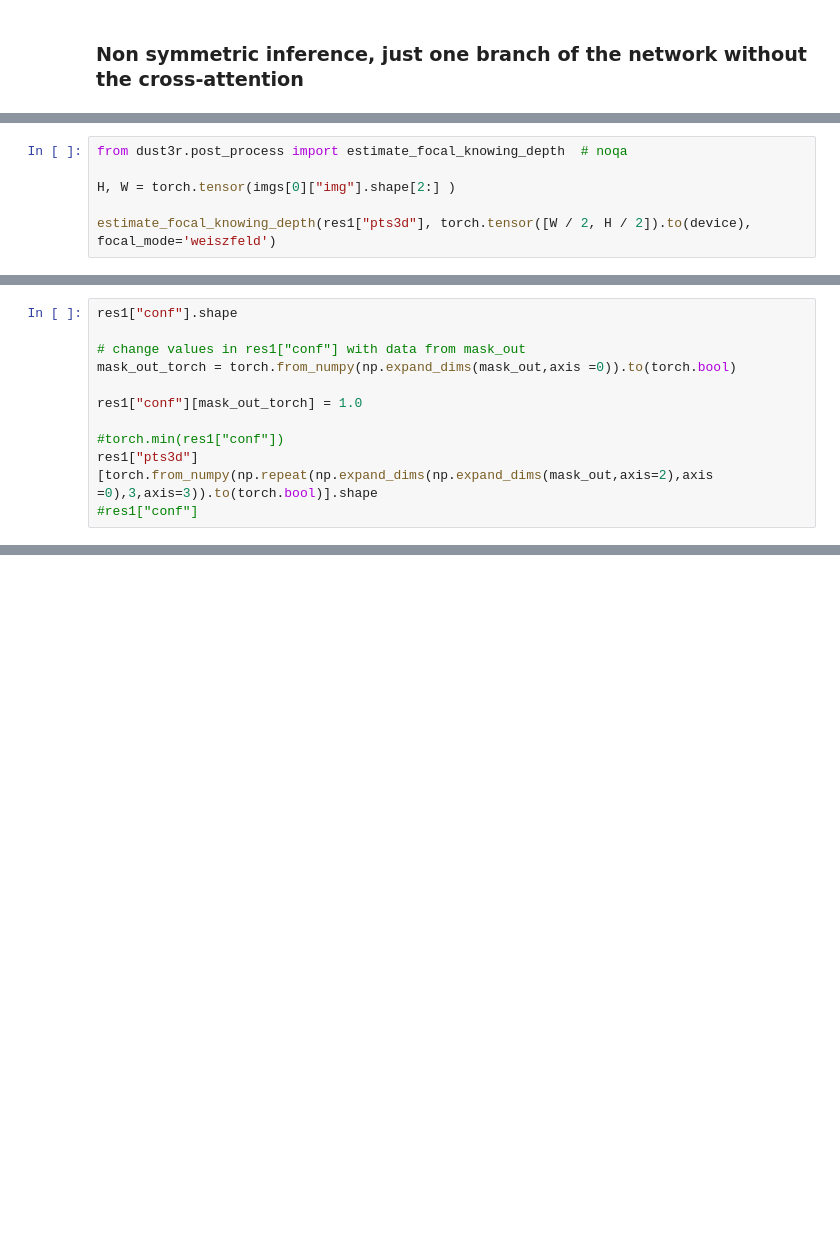
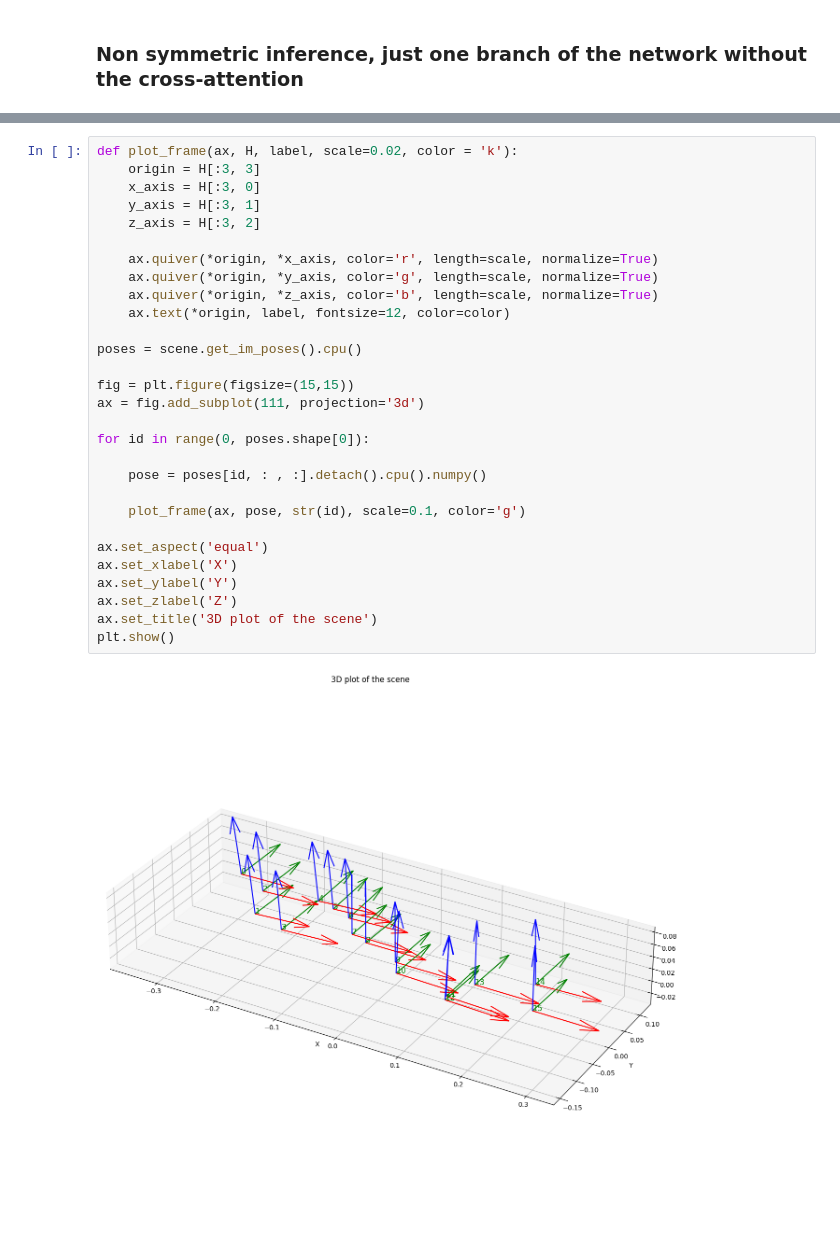
Before and after one commit to manel-ferreira-01/mast3r, a Jupyter notebook: demo.ipynb, the cells around one changed output, grey strips where cells are left out. Saved outputs shown, nothing was run; the diff lists cells and outputs as text; blank space fills up the shorter version.

```diff
--- a/demo.ipynb
+++ b/demo.ipynb
@@ -292,6 +153,0 @@ Using cache found in /home/manuelf/.cache/torch/hub/facebookresearch_co-tracker_
-# %%
-from dust3r.post_process import estimate_focal_knowing_depth  # noqa
-
-H, W = torch.tensor(imgs[0]["img"].shape[2:] )
-
-estimate_focal_knowing_depth(res1["pts3d"], torch.tensor([W / 2, H / 2]).to(device), focal_mode='weiszfeld')
@@ -321,11 +153,0 @@ tensor([[288, 512],
-# %%
-res1["conf"].shape
-
-# change values in res1["conf"] with data from mask_out
-mask_out_torch = torch.from_numpy(np.expand_dims(mask_out,axis =0)).to(torch.bool)
-
-res1["conf"][mask_out_torch] = 1.0
-
-#torch.min(res1["conf"])
-res1["pts3d"][torch.from_numpy(np.repeat(np.expand_dims(np.expand_dims(mask_out,axis=2),axis =0),3,axis=3)).to(torch.bool)].shape
-#res1["conf"]
@@ -350,0 +310,31 @@ imgs[0]["img"].shape[2]
+# %%
+def plot_frame(ax, H, label, scale=0.02, color = 'k'):
+    origin = H[:3, 3]
+    x_axis = H[:3, 0]
+    y_axis = H[:3, 1]
+    z_axis = H[:3, 2]
+
+    ax.quiver(*origin, *x_axis, color='r', length=scale, normalize=True)
+    ax.quiver(*origin, *y_axis, color='g', length=scale, normalize=True)
+    ax.quiver(*origin, *z_axis, color='b', length=scale, normalize=True)
+    ax.text(*origin, label, fontsize=12, color=color)
+
+poses = scene.get_im_poses().cpu()
+
+fig = plt.figure(figsize=(15,15))
+ax = fig.add_subplot(111, projection='3d')
+
+for id in range(0, poses.shape[0]):
+
+    pose = poses[id, : , :].detach().cpu().numpy()
+
+    plot_frame(ax, pose, str(id), scale=0.1, color='g')
+
+ax.set_aspect('equal')
+ax.set_xlabel('X')
+ax.set_ylabel('Y')
+ax.set_zlabel('Z')
+ax.set_title('3D plot of the scene')
+plt.show()
+# %% [output]
+[figure, added]
```
Also changed, not shown: parts of 18 cells of this notebook.
